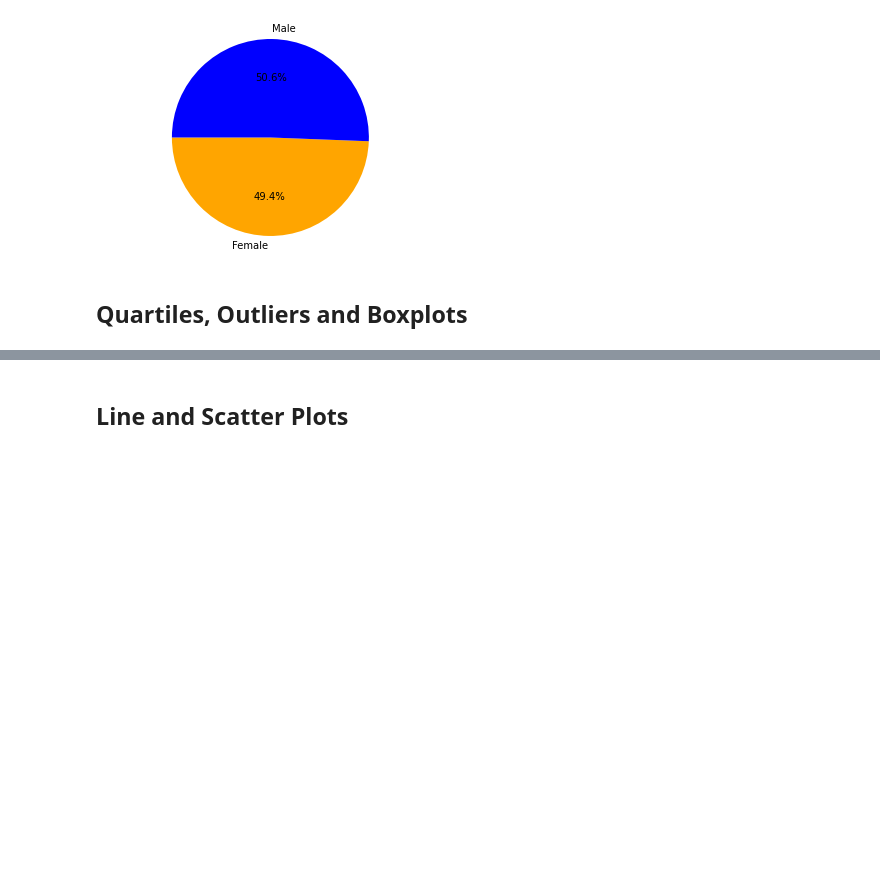
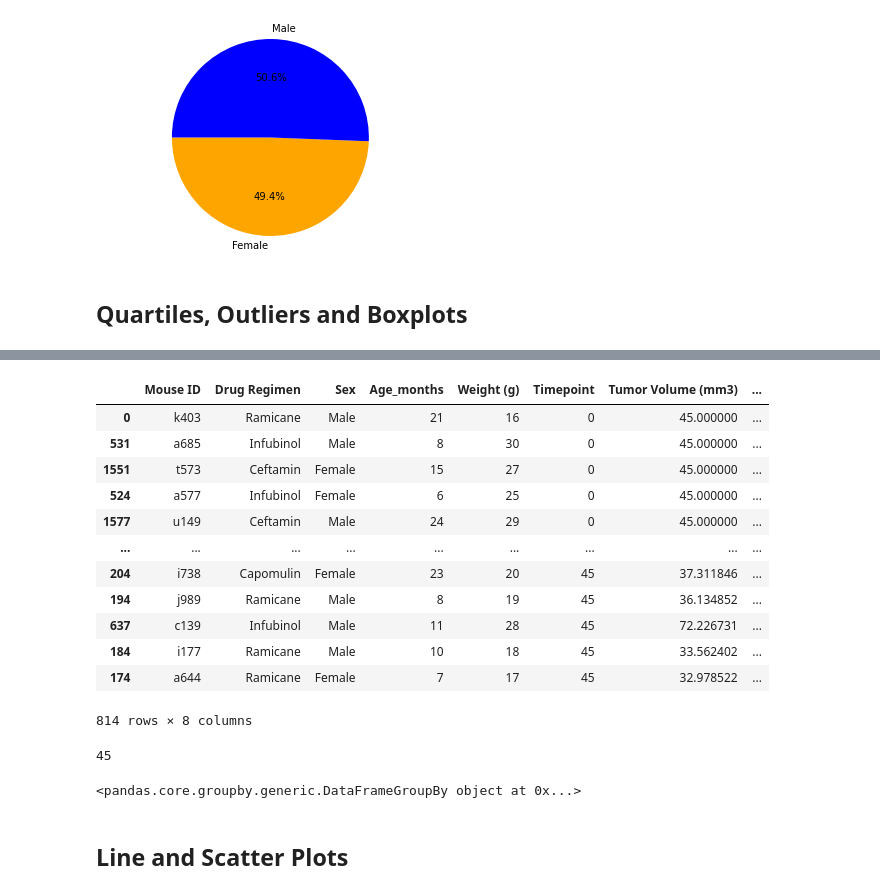
Before and after one commit to lstredler/MatPlotLib-challenge, a Jupyter notebook: pymaceuticals_starter.ipynb, the cells around one changed output, grey strips where cells are left out. Cells and saved outputs as stored; diff of their text form; code cells hidden in the pictures; blank space fills up the shorter version.

```diff
--- a/pymaceuticals_starter.ipynb
+++ b/pymaceuticals_starter.ipynb
@@ -228,11 +255,39 @@ plt.axis("equal");
+# %%
+# Capomulin, Ramicane, Infubinol, and Ceftamin
+#capture drug specific four regimens using isin to check value exists
+four_drug_df = sort_mouse_meta_df[sort_mouse_meta_df["Drug Regimen"].isin(["Capomulin", "Infubinol", "Ramicane", "Ceftamin"])]
+four_drug_df
+# %% [output]
+|  | Mouse ID | Drug Regimen | Sex | Age_months | Weight (g) | Timepoint | Tumor Volume (mm3) | ... |
+| 0 | k403 | Ramicane | Male | 21 | 16 | 0 | 45.000000 | ... |
+| 531 | a685 | Infubinol | Male | 8 | 30 | 0 | 45.000000 | ... |
+| 1551 | t573 | Ceftamin | Female | 15 | 27 | 0 | 45.000000 | ... |
+| 524 | a577 | Infubinol | Female | 6 | 25 | 0 | 45.000000 | ... |
+| 1577 | u149 | Ceftamin | Male | 24 | 29 | 0 | 45.000000 | ... |
+| ... | ... | ... | ... | ... | ... | ... | ... | ... |
+| 204 | i738 | Capomulin | Female | 23 | 20 | 45 | 37.311846 | ... |
+| 194 | j989 | Ramicane | Male | 8 | 19 | 45 | 36.134852 | ... |
+| 637 | c139 | Infubinol | Male | 11 | 28 | 45 | 72.226731 | ... |
+| 184 | i177 | Ramicane | Male | 10 | 18 | 45 | 33.562402 | ... |
+| 174 | a644 | Ramicane | Female | 7 | 17 | 45 | 32.978522 | ... |
+814 rows × 8 columns
+# %%
+max_column=four_drug_df["Timepoint"]
+max_value=max_column.max()
+print(max_value)
+# %% [output]
+45
 # %%
-# Calculate the final tumor volume of each mouse across four of the treatment regimens:
-# Capomulin, Ramicane, Infubinol, and Ceftamin
+# Start by getting the last (greatest) timepoint for each mouse
 
-# Start by getting the last (greatest) timepoint for each mouse
+timepoint_group = four_drug_df.groupby(four_drug_df["Timepoint"])
+timepoint_group
+
 
 
 # Merge this group df with the original dataframe to get the tumor volume at the last timepoint
+# %% [output]
+<pandas.core.groupby.generic.DataFrameGroupBy object at 0x...>
 # %%
 # Put treatments into a list for for loop (and later for plot labels)
 
```
Also changed, not shown: parts of 6 cells of this notebook.
